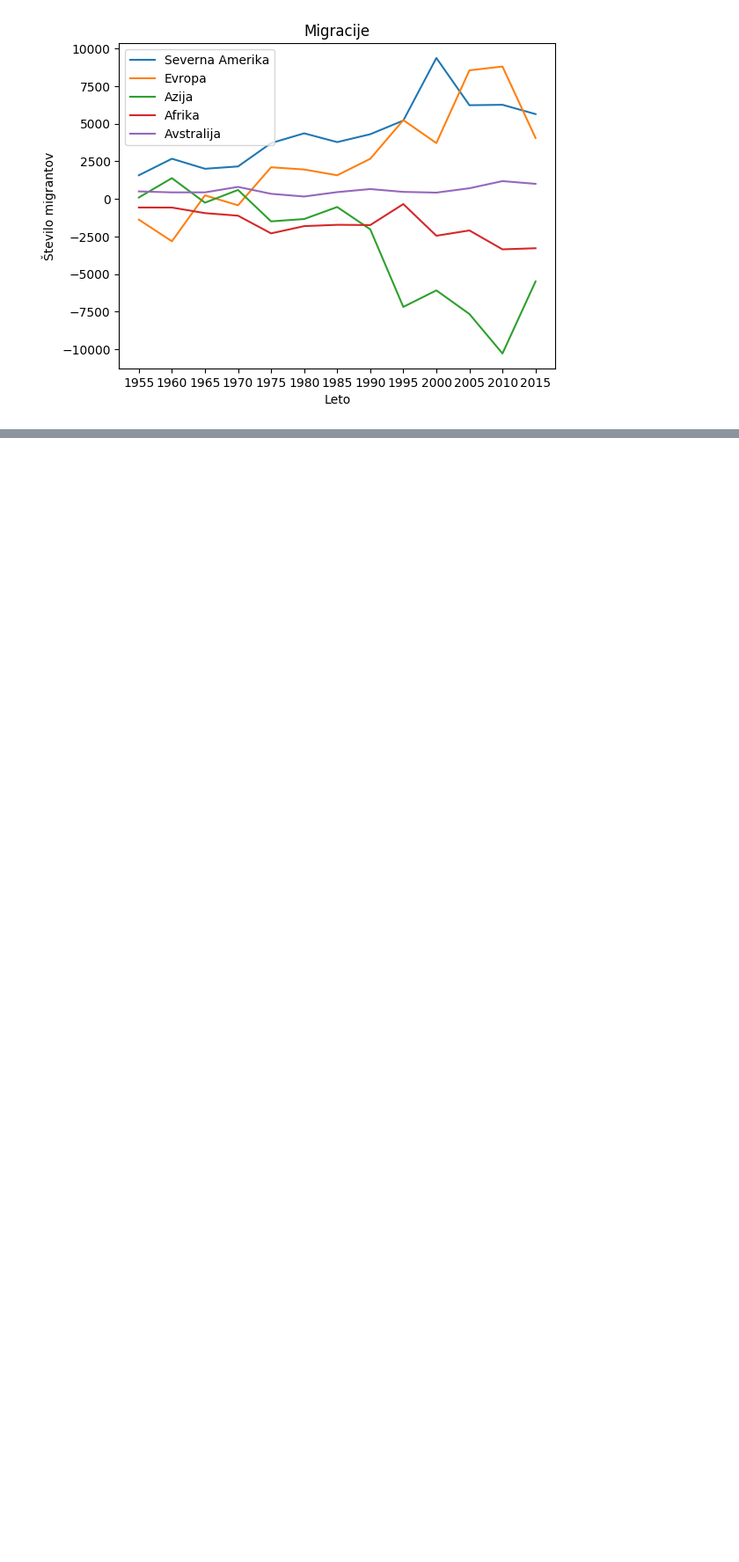
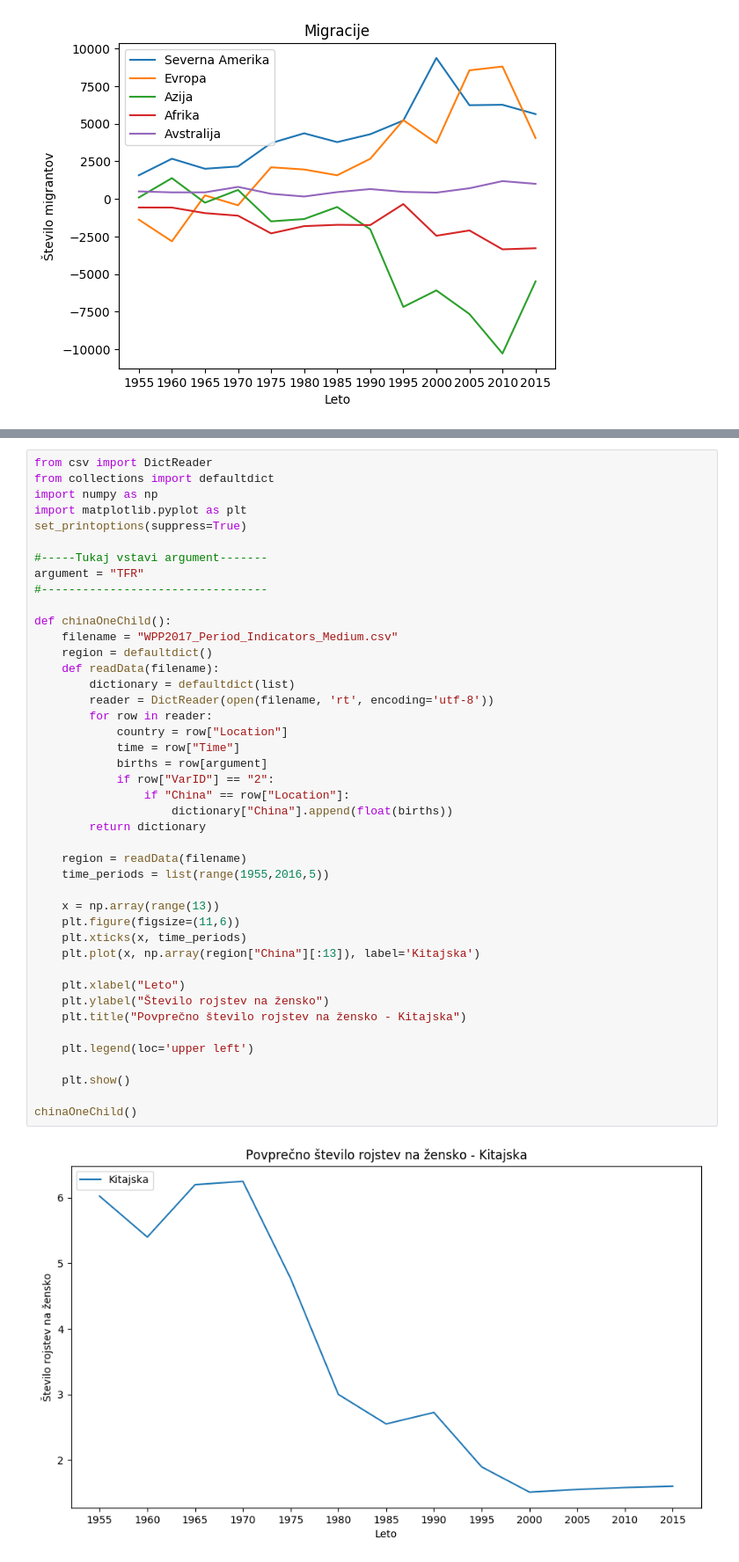
Before and after one commit to MaticSincek/PR18JJMSTB, a Jupyter notebook: vmesno-poročilo.ipynb, the cells around one changed output, grey strips where cells are left out. Shown: that part at 88% size. Saved outputs shown, nothing was run; the diff lists cells and outputs as text; blank space fills up the shorter version.

Commit message:
Added some graphs for China and gdp dataset

```diff
--- a/vmesno-poročilo.ipynb
+++ b/vmesno-poročilo.ipynb
@@ -500,0 +506,45 @@ plt.show()
+# %%
+from csv import DictReader
+from collections import defaultdict
+import numpy as np
+import matplotlib.pyplot as plt
+set_printoptions(suppress=True)
+
+#-----Tukaj vstavi argument-------
+argument = "TFR"
+#---------------------------------
+
+def chinaOneChild():
+    filename = "WPP2017_Period_Indicators_Medium.csv"
+    region = defaultdict()
+    def readData(filename):
+        dictionary = defaultdict(list)
+        reader = DictReader(open(filename, 'rt', encoding='utf-8'))
+        for row in reader:
+            country = row["Location"]
+            time = row["Time"]
+            births = row[argument]
+            if row["VarID"] == "2":
+                if "China" == row["Location"]:
+                    dictionary["China"].append(float(births))
+        return dictionary
+
+    region = readData(filename)
+    time_periods = list(range(1955,2016,5))
+
+    x = np.array(range(13))
+    plt.figure(figsize=(11,6))
+    plt.xticks(x, time_periods)
+    plt.plot(x, np.array(region["China"][:13]), label='Kitajska')
+
+    plt.xlabel("Leto")
+    plt.ylabel("Število rojstev na žensko")
+    plt.title("Povprečno število rojstev na žensko - Kitajska")
+
+    plt.legend(loc='upper left')
+
+    plt.show()
+
+chinaOneChild()
+# %% [output]
+[figure, added]
```
Also changed, not shown: parts of 4 cells of this notebook, 1 other file.
